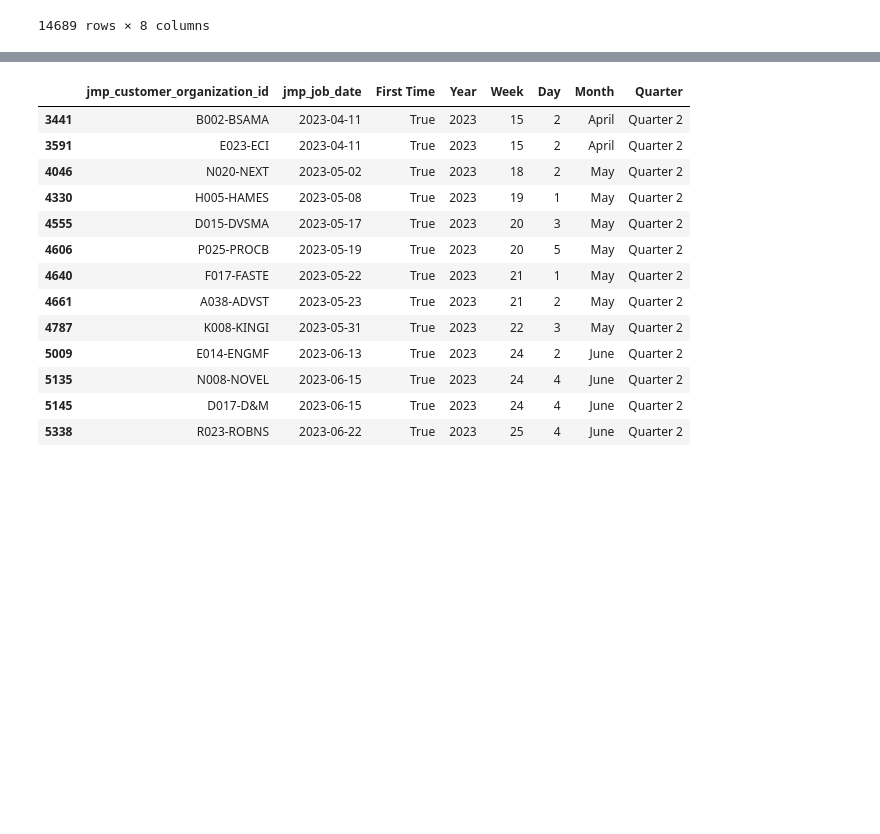
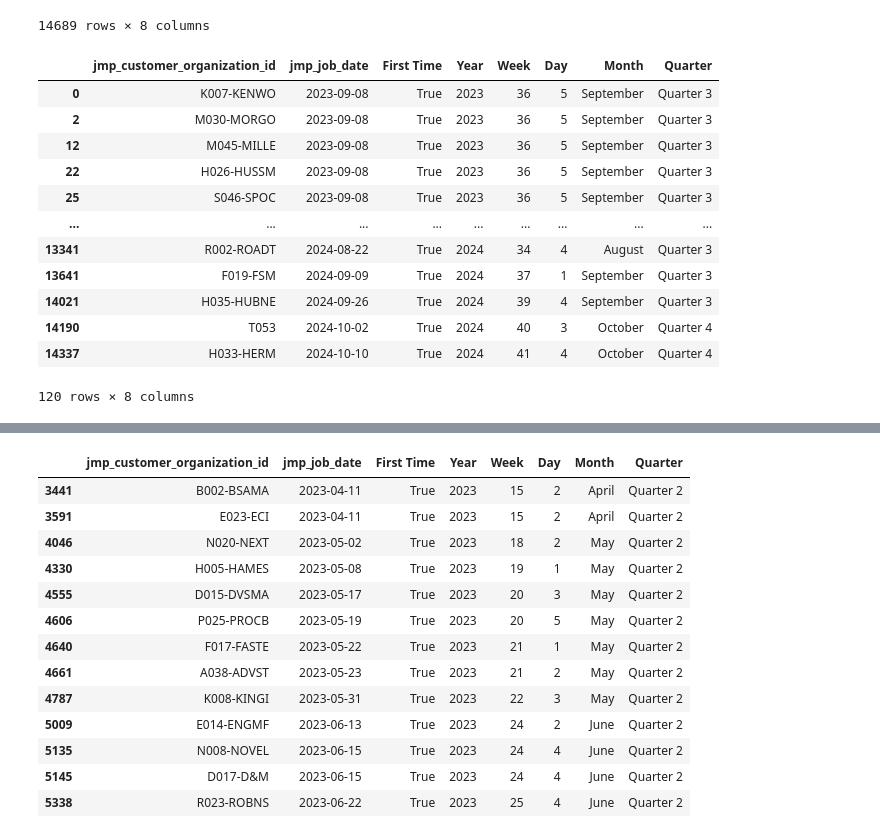
Before and after one commit to NSS-Full-Time-Data-Analytics-14/metal-fabrication-nutter_butter, a Jupyter notebook: metal.ipynb, the cells around one changed output, grey strips where cells are left out. Saved outputs shown, nothing was run; the diff lists cells and outputs as text; code cells hidden in the pictures; blank space fills up the shorter version.

```diff
--- a/metal.ipynb
+++ b/metal.ipynb
@@ -724,3 +724,19 @@ See the caveats in the documentation: https://pandas.pydata.org/pandas-docs/stab
 | 14701 | K016-KELVI | 2024-10-31 | False | 2024 | 44 | 4 | October | Quarter 4 |
 | 14702 | M030-MORGO | 2024-10-31 | False | 2024 | 44 | 4 | October | Quarter 4 |
 14689 rows × 8 columns
+# %%
+trimfirst.loc[trimfirst['First Time']==True]
+# %% [output]
+|  | jmp_customer_organization_id | jmp_job_date | First Time | Year | Week | Day | Month | Quarter |
+| 0 | K007-KENWO | 2023-09-08 | True | 2023 | 36 | 5 | September | Quarter 3 |
+| 2 | M030-MORGO | 2023-09-08 | True | 2023 | 36 | 5 | September | Quarter 3 |
+| 12 | M045-MILLE | 2023-09-08 | True | 2023 | 36 | 5 | September | Quarter 3 |
+| 22 | H026-HUSSM | 2023-09-08 | True | 2023 | 36 | 5 | September | Quarter 3 |
+| 25 | S046-SPOC | 2023-09-08 | True | 2023 | 36 | 5 | September | Quarter 3 |
+| ... | ... | ... | ... | ... | ... | ... | ... | ... |
+| 13341 | R002-ROADT | 2024-08-22 | True | 2024 | 34 | 4 | August | Quarter 3 |
+| 13641 | F019-FSM | 2024-09-09 | True | 2024 | 37 | 1 | September | Quarter 3 |
+| 14021 | H035-HUBNE | 2024-09-26 | True | 2024 | 39 | 4 | September | Quarter 3 |
+| 14190 | T053 | 2024-10-02 | True | 2024 | 40 | 3 | October | Quarter 4 |
+| 14337 | H033-HERM | 2024-10-10 | True | 2024 | 41 | 4 | October | Quarter 4 |
+120 rows × 8 columns
```
Also changed, not shown: parts of 10 cells of this notebook, 10 other files.
